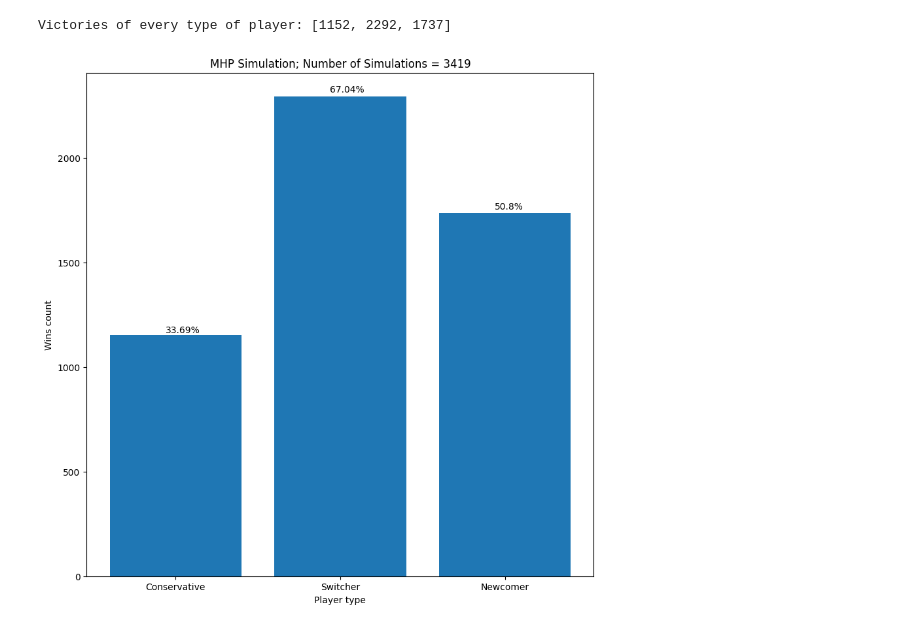
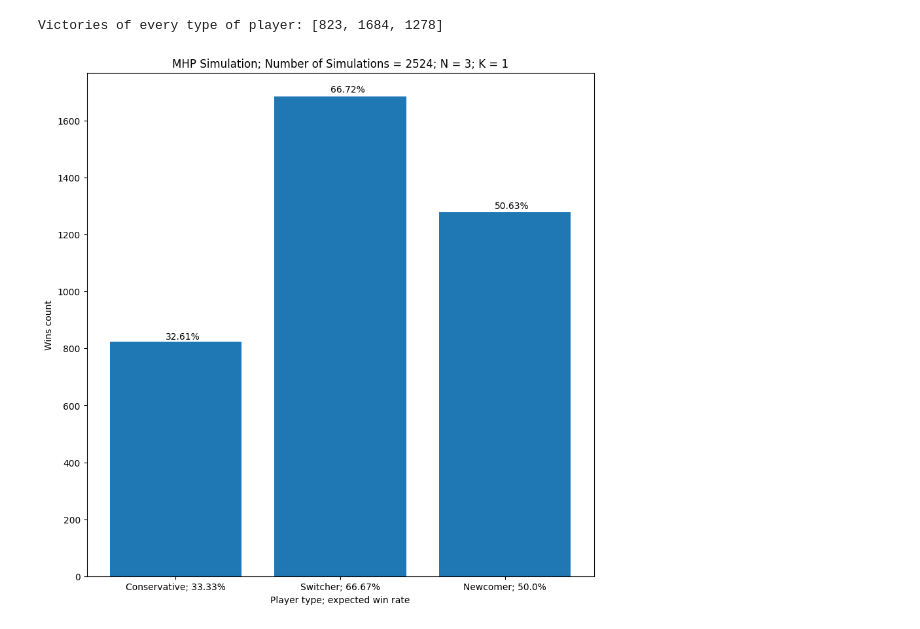
Before and after one commit to F3Solid/astrostatistics_bicocca_2024_exercises, a Jupyter notebook: L02/monty-hall-problem.ipynb, the cells around one changed output. Drawn from its saved outputs; the diff is of its cells as text; code cells hidden in the pictures.

Commit message:
Updated the Monty Hall Problem exercise
Simulation updated for the general case of N doors and K opened doors

```diff
--- a/L02/monty-hall-problem.ipynb
+++ b/L02/monty-hall-problem.ipynb
@@ -41,28 +58,33 @@ def perform_show(): #Execute the simulation of 1 Monty Hall Problem (MHP)
 players_win_count = [0, 0, 0] #Count of the wins of every type of player: "Conservative", "Switcher", "Newcomer"
 winners = [] #This will store the outcome of every simulation [[Bool, Bool, Bool], [Bool, Bool, Bool], [Bool, Bool, Bool], ...]
 
-simulations_number = 3419 #Number of simulations to be executed
+doors_number = 3 #N
+opened_doors_number = 1 #K, maximum value is N-2
+simulations_number = 2524 #Number of simulations to be executed
 
 for i in range(simulations_number):
-    winners.append(perform_show()) #Store the result of every simulation
+    winners.append(perform_show(doors_number, opened_doors_number)) #Store the result of every simulation
     for j in range(len(winners[i])):
-        if (winners[i][j] == True): #Count the wins of every type of player
+        if winners[i][j] == True: #Count the wins of every type of player
             players_win_count[j] += 1
 
 print("Victories of every type of player: " + str(players_win_count)) #Prints the number of wins of every type of player: "Conservative", "Switcher", "Newcomer"
 # %% [output]
-Victories of every type of player: [1152, 2292, 1737]
+Victories of every type of player: [823, 1684, 1278]
 # %%
 players_bins = ["Conservative", "Switcher", "Newcomer"]
+for p_t in players_bins: players_bins[players_bins.index(p_t)] += "; " + str(round(winning_probability(doors_number, opened_doors_number, p_t) * 100, 2)) + "%" #Attaching the expected win rate to the name of the bars
+
 fig, ax = plt.subplots(figsize =(10, 10))
 ax.bar(players_bins, players_win_count)
-ax.set_title("MHP Simulation; Number of Simulations = " + str(simulations_number))
-ax.set_xlabel("Player type")
+ax.set_title("MHP Simulation; Number of Simulations = " + str(simulations_number) + "; N = " + str(doors_number) + "; K = " + str(opened_doors_number))
+ax.set_xlabel("Player type; expected win rate")
 ax.set_ylabel("Wins count")
-for i in ax.patches: #Adding labels for probabilities
+
+for i in ax.patches: #Adding labels for winning rates
     text = str(round((i.get_height()/simulations_number)*100, 2)) + "%"
     plt.text(i.get_x()+i.get_width()/2*(1-2/13), i.get_height()*(1+0.01), text) #Label positioning
 
 plt.show()
 # %% [output]
-[figure, old version]
+[figure, new version]
```
Also changed, not shown: parts of 1 cell of this notebook.
